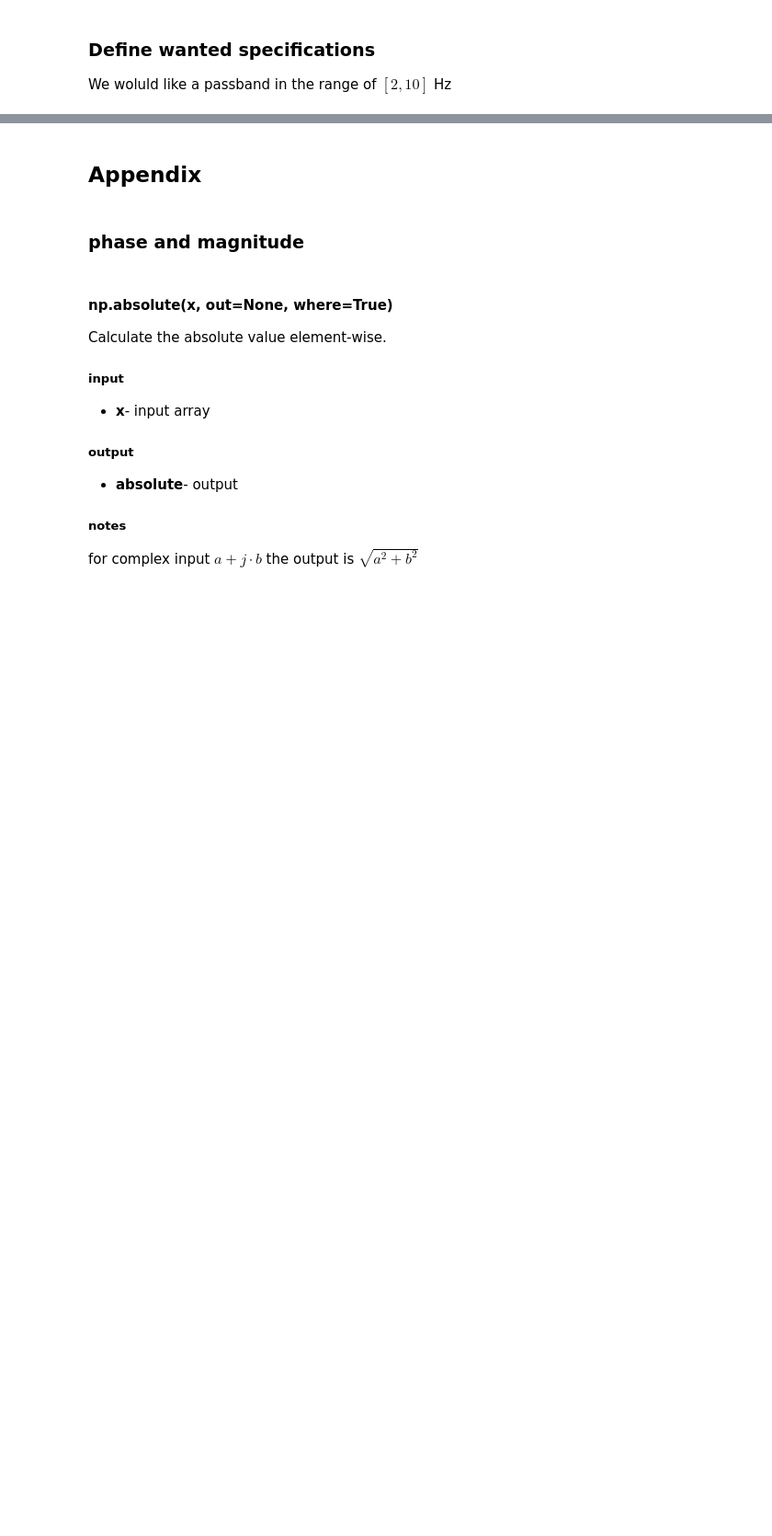
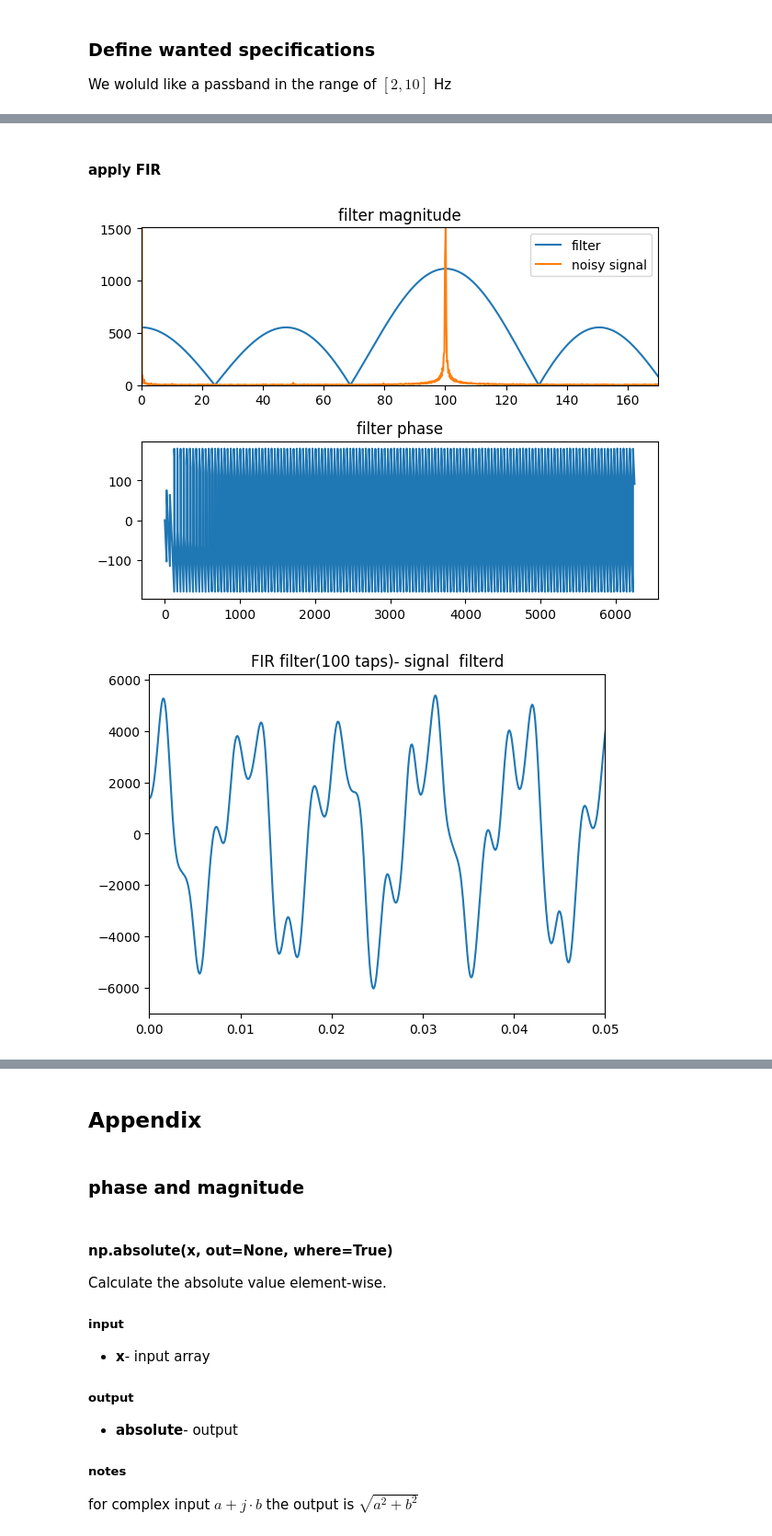
Before and after one commit to vyohai/tutorials, a Jupyter notebook: scipy/Basic filter Design.ipynb, the cells around one changed output, grey strips where cells are left out. Shown at 92% size. Cells and saved outputs as stored; diff of their text form; code cells hidden in the pictures; blank space fills up the shorter version.

```diff
--- a/scipy/Basic filter Design.ipynb
+++ b/scipy/Basic filter Design.ipynb
@@ -587,0 +682,48 @@ plt.show()
+# %% [markdown]
+#### apply FIR
+# %%
+# number of taps-order of the filter
+numtaps=300
+
+# bands- bands limit
+bands=[0,80,90,110,120,0.5*fs]
+
+# desired- gains wanted in each band
+desired=[0.0001, 1,0.0001]
+
+# type- type of filter
+type_of_filter='bandpass'
+
+# filter design
+taps=sig.remez(numtaps=numtaps, bands=bands,\
+              desired=desired, type=type_of_filter,\
+              maxiter=250, grid_density=160, fs=fs)
+
+# calculate filter frequncy response
+w,h=sig.freqz(b=taps,a=[1], worN=f[:len(f)//2], whole=False, plot=None, fs=fs, include_nyquist=False)
+
+# present filter frequency response
+fx,ax=plt.subplots(2)
+ax[0].plot(w,np.abs(h)*max(abs(X0[1:len(f)//2])),w,np.abs(X0[:len(f)//2]))
+ax[0].legend(['filter','noisy signal'])
+ax[0].set_title('filter magnitude')
+ax[0].set_xlim([0,170])
+ax[0].set_ylim([0,max(abs(X0[1:len(f)//2]))])
+
+ax[1].plot(w,np.angle(h,deg=True))
+ax[1].set_title('filter phase')
+# ax[1].set_xlim([0,30])
+fx.tight_layout()
+plt.show()
+
+# filter the noisy signal
+filtered_signal=sig.filtfilt(b, a, x0,padtype='even',padlen=100)
+
+# show results
+plt.plot(t,filtered_signal)
+plt.xlim([0,0.05])
+plt.title('FIR filter(100 taps)- signal  filterd')
+plt.show()
+# %% [output]
+[figure, added]
+[figure, added]
```
Also changed, not shown: parts of 27 cells of this notebook, 6 other files.
